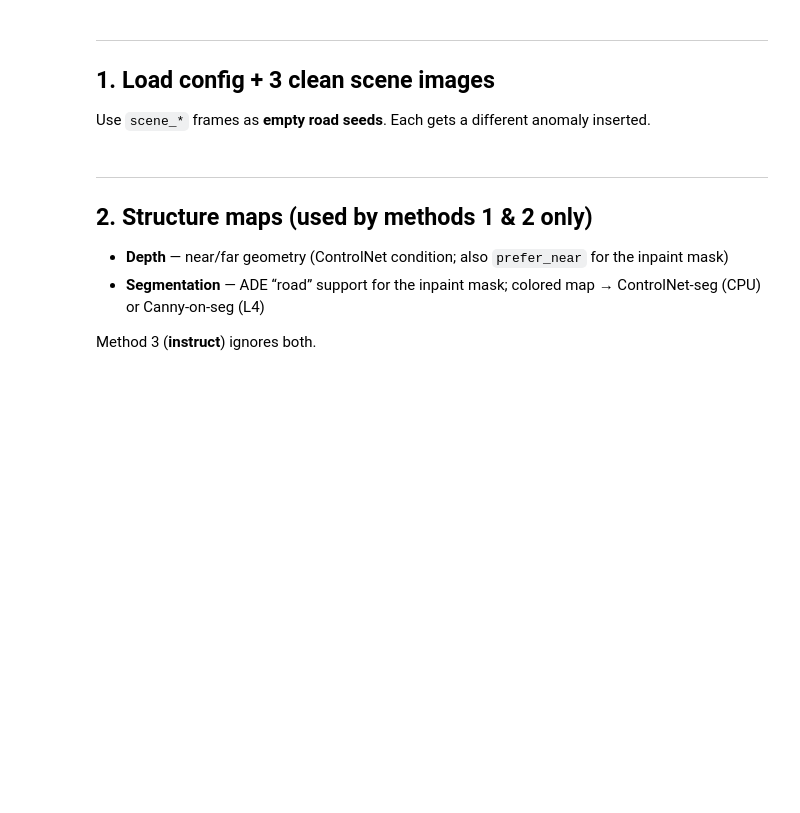
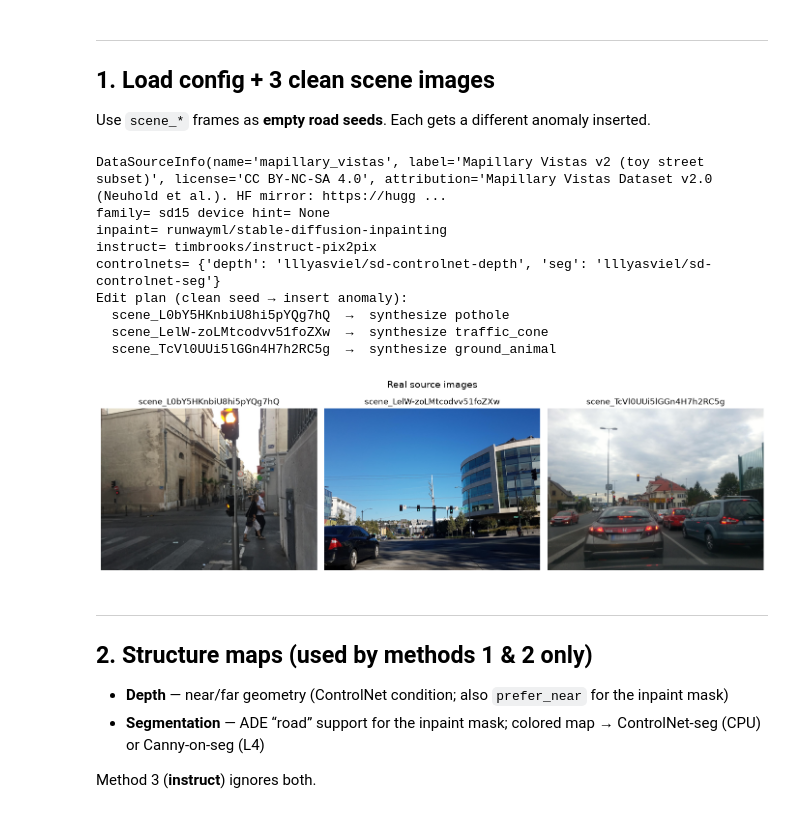
Before and after one commit to VectorInstitute/synthetic-data-bootcamp, a Jupyter notebook: implementations/edge_case_image_generation/notebooks/01.5_method_comparison.ipynb, the cells around one changed output. Cells and saved outputs as stored; diff of their text form; code cells hidden in the pictures; blank space fills up the shorter version.

```diff
--- a/implementations/edge_case_image_generation/notebooks/01.5_method_comparison.ipynb
+++ b/implementations/edge_case_image_generation/notebooks/01.5_method_comparison.ipynb
@@ -70,40 +73,47 @@ from edgecase_synthesis.viz import show_samples
 from PIL import Image
 
 HARDWARE = "cpu"  # or "gpu_l4"
 cfg = load_config(start=PROJECT_ROOT, overrides=[f"hardware={HARDWARE}"])
 info = get_data_source_info(cfg)
 print(info)
 print("family=", cfg.generation.family, "device hint=", cfg.hardware.device)
 print("inpaint=", cfg.generation.inpaint_model_id)
 print("instruct=", cfg.generation.instruct_model_id)
 print("controlnets=", dict(cfg.generation.controlnet))
-print("seg model=", cfg.conditioning.segmentation.model_name)
-print("depth model=", cfg.conditioning.depth.model_id)
 
 prepare_sample_images(cfg=cfg)
 samples_dir = Path(cfg.paths.samples_dir)
-# If this fails with "does not match data source", clear leftover nordland_* (or other)
-# files from data/samples/, then: uv run python scripts/extract_mapillary_toy.py
 
 # Clean seeds only — frames that do NOT already contain the rare class.
-ANOMALIES = ["road_debris", "traffic_cone", "fog"]
+ANOMALIES = ["pothole", "traffic_cone", "ground_animal"]
 scene_paths = sorted(p for p in list_sample_images(samples_dir) if p.stem.startswith("scene_"))
 if len(scene_paths) < len(ANOMALIES):
     raise RuntimeError(
-        f"Need ≥{len(ANOMALIES)} scene_* images, found {len(scene_paths)} in {samples_dir}. "
-        "Clear stale samples (e.g. nordland_*), then re-run scripts/extract_mapillary_toy.py"
+        f"Need ≥{len(ANOMALIES)} scene_* images, found {len(scene_paths)}. "
+        "Re-run scripts/extract_mapillary_toy.py"
     )
 
 jobs = []
 for path, anomaly_id in zip(scene_paths[: len(ANOMALIES)], ANOMALIES):
     sample = ImageSample(path=path, image=Image.open(path).convert("RGB"), name=path.stem)
     jobs.append((sample, anomaly_id))
 
 samples = [s for s, _ in jobs]
 show_samples(samples, ncol=3, figsize=(14, 4))
 print("Edit plan (clean seed → insert anomaly):")
 for s, a in jobs:
     print(f"  {s.name}  →  synthesize {a}")
+# %% [output]
+DataSourceInfo(name='mapillary_vistas', label='Mapillary Vistas v2 (toy street subset)', license='CC BY-NC-SA 4.0', attribution='Mapillary Vistas Dataset v2.0 (Neuhold et al.). HF mirror: https://hugg ...
+family= sd15 device hint= None
+inpaint= runwayml/stable-diffusion-inpainting
+instruct= timbrooks/instruct-pix2pix
+controlnets= {'depth': 'lllyasviel/sd-controlnet-depth', 'seg': 'lllyasviel/sd-controlnet-seg'}
+Edit plan (clean seed → insert anomaly):
+  scene_L0bY5HKnbiU8hi5pYQg7hQ  →  synthesize pothole
+  scene_LelW-zoLMtcodvv51foZXw  →  synthesize traffic_cone
+  scene_TcVl0UUi5lGGn4H7h2RC5g  →  synthesize ground_animal
+[figure, added]
 # %% [markdown]
 ---
 ## 2. Structure maps (used by methods 1 & 2 only)
```
Also changed, not shown: parts of 10 cells of this notebook, 5 other files.
